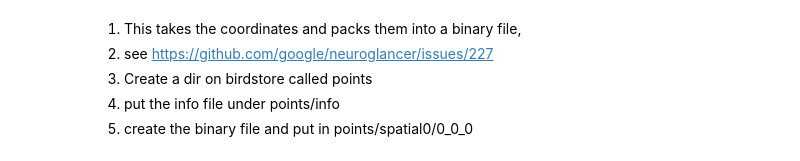
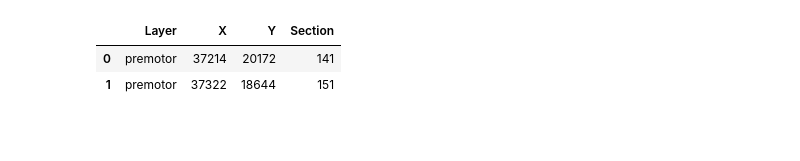
Before and after one commit to ActiveBrainAtlas2/preprocessing-pipeline, a Jupyter notebook: notebooks/points_2_volume.ipynb, the cells around one changed output. Cells and saved outputs as stored; diff of their text form; code cells hidden in the pictures; blank space fills up the shorter version.

```diff
--- a/notebooks/points_2_volume.ipynb
+++ b/notebooks/points_2_volume.ipynb
@@ -33,6 +16,0 @@ for index, row in DK52_df.iterrows():
-# %% [markdown]
-1. This takes the coordinates and packs them into a binary file,
-2. see https://github.com/google/neuroglancer/issues/227
-3. Create a dir on birdstore called points
-4. put the info file under points/info
-5. create the binary file and put in points/spatial0/0_0_0
@@ -52,0 +17,15 @@ with open(os.path.join(spatial_dir, '0_0_0'), 'wb') as outfile:
+# %%
+animal = 'DK39'
+fileLocationManager = FileLocationManager(animal)
+sqlController = SqlController(animal)
+resolution = sqlController.scan_run.resolution
+src_url_id = 182 # DK52 this needs to be turned into a variable or looked up somehow
+# Get src points data
+df = sqlController.get_point_dataframe(src_url_id)
+df = df[df['Layer'] == 'premotor']
+# %%
+df.head(2)
+# %% [output]
+|  | Layer | X | Y | Section |
+| 0 | premotor | 37214 | 20172 | 141 |
+| 1 | premotor | 37322 | 18644 | 151 |
```
Also changed, not shown: parts of 7 cells of this notebook, 2 other files.
